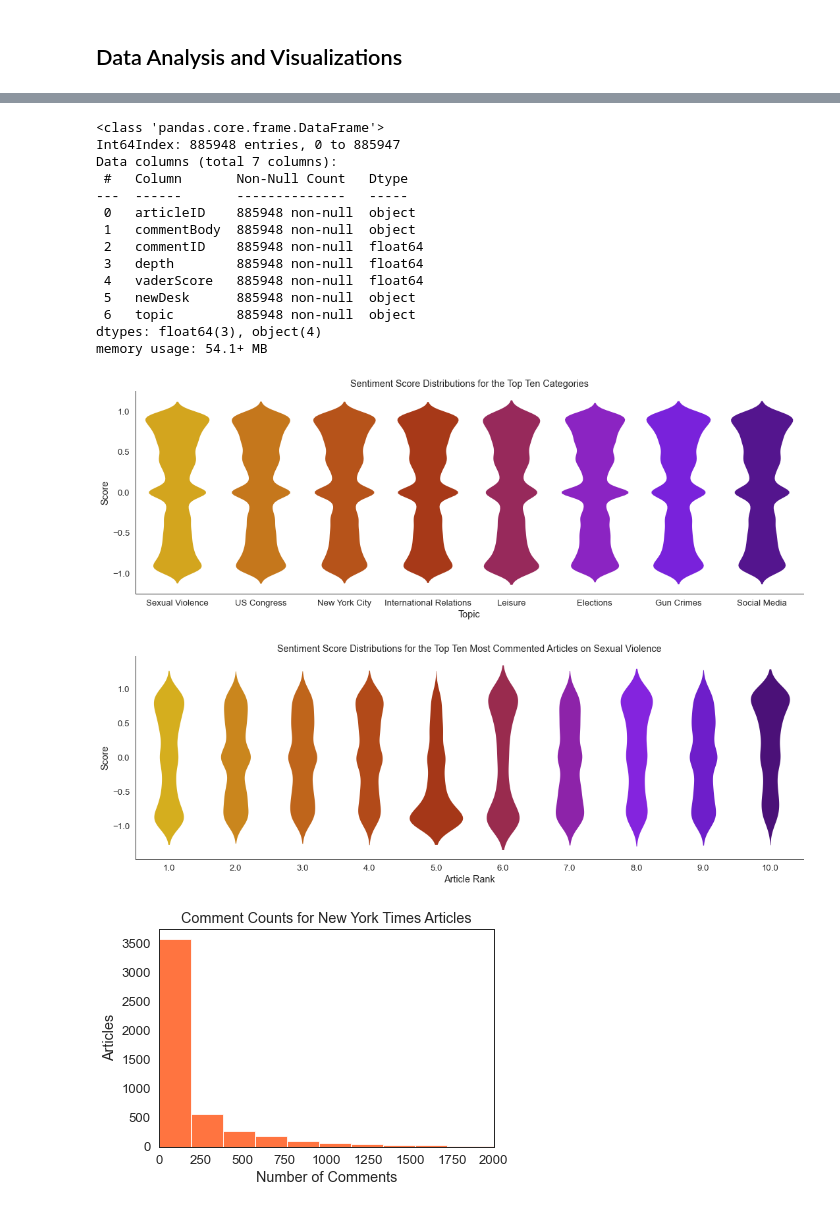
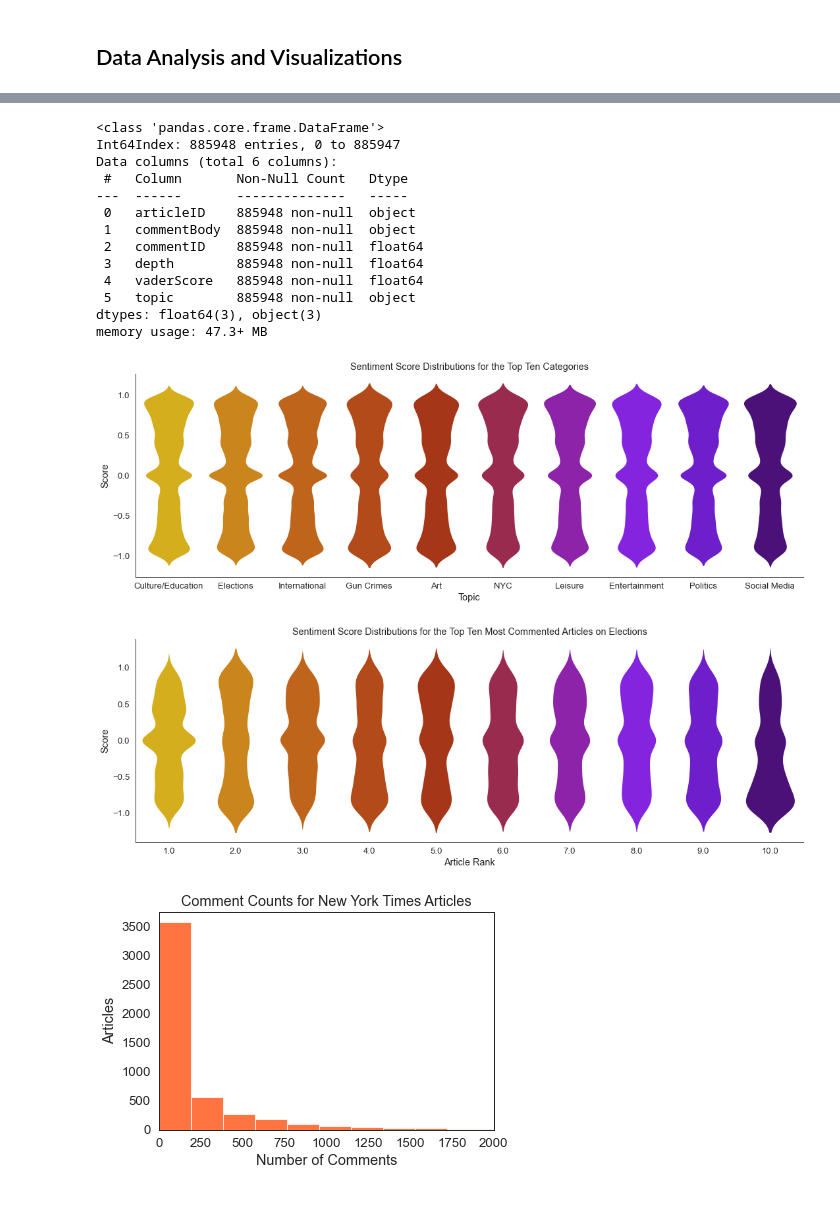
Before and after one commit to advanced-ml-project/project, a Jupyter notebook: sentiment_scores.ipynb, the cells around one changed output, grey strips where cells are left out. Saved outputs shown, nothing was run; the diff lists cells and outputs as text; code cells hidden in the pictures.

```diff
--- a/sentiment_scores.ipynb
+++ b/sentiment_scores.ipynb
@@ -113,11 +120,11 @@ comments.head()
 # %%
-comments = comments[["articleID", "commentBody", "commentID", "depth", "vaderScore", "newDesk"]]
+comments = comments[["articleID", "commentBody", "commentID", "depth", "vaderScore", "topic"]]
 # %%
 comments.info()
 # %% [output]
 <class 'pandas.core.frame.DataFrame'>
 Int64Index: 885948 entries, 0 to 885947
-Data columns (total 7 columns):
+Data columns (total 6 columns):
  #   Column       Non-Null Count   Dtype
 ---  ------       --------------   -----
  0   articleID    885948 non-null  object
@@ -125,39 +132,38 @@ Data columns (total 7 columns):
  2   commentID    885948 non-null  float64
  3   depth        885948 non-null  float64
  4   vaderScore   885948 non-null  float64
- 5   newDesk      885948 non-null  object
- 6   topic        885948 non-null  object
-dtypes: float64(3), object(4)
-memory usage: 54.1+ MB
+ 5   topic        885948 non-null  object
+dtypes: float64(3), object(3)
+memory usage: 47.3+ MB
 # %%
 # graphing the top 10 categories
 
 top10 = (comments.groupby('topic')['articleID'].count()
          .reset_index().sort_values('articleID',
                                     ascending=False)
          .head(10).topic)
 
 top10_comments = comments[comments['topic'].isin(top10)]
 
 
 # create plot
 
 plot = sns.catplot(y="vaderScore", x="topic",
             kind="violin", data=top10_comments,
             inner='quartile', palette='gnuplot_r',
             split=True, linewidth=0,
             aspect=3,)
 
-plot.set(title="Sentiment Score Distributions for the Top Categories",
+plot.set(title="Sentiment Score Distributions for the Top Ten Categories",
          ylabel="Score", xlabel="Topic")
 
 plot.savefig(file_path + "images/top10.png")
 # %% [output]
-[figure, old version]
+[figure, new version]
 # %%
 # sample topic top ten articles
 
-topic1_ranked = (comments[comments['topic'] == 'Sexual Violence']
+topic1_ranked = (comments[comments['topic'] == 'Elections']
               .groupby('articleID')['topic'].count().reset_index()
               .sort_values('topic', ascending=False))
 
@@ -179,12 +185,12 @@ plot = sns.catplot(y="vaderScore", x='rank',
             aspect=3)
 
 plot.set(title="Sentiment Score Distributions for the Top Ten" +
-         " Most Commented Articles on Sexual Violence",
+         " Most Commented Articles on Elections",
          ylabel="Score", xlabel="Article Rank")
 
 plot.savefig(file_path + "images/topic1_top10.png")
 # %% [output]
-[figure, old version]
+[figure, new version]
 # %%
 # graphing comment counts
 
```
Also changed, not shown: parts of 3 cells of this notebook, 10 other files.
